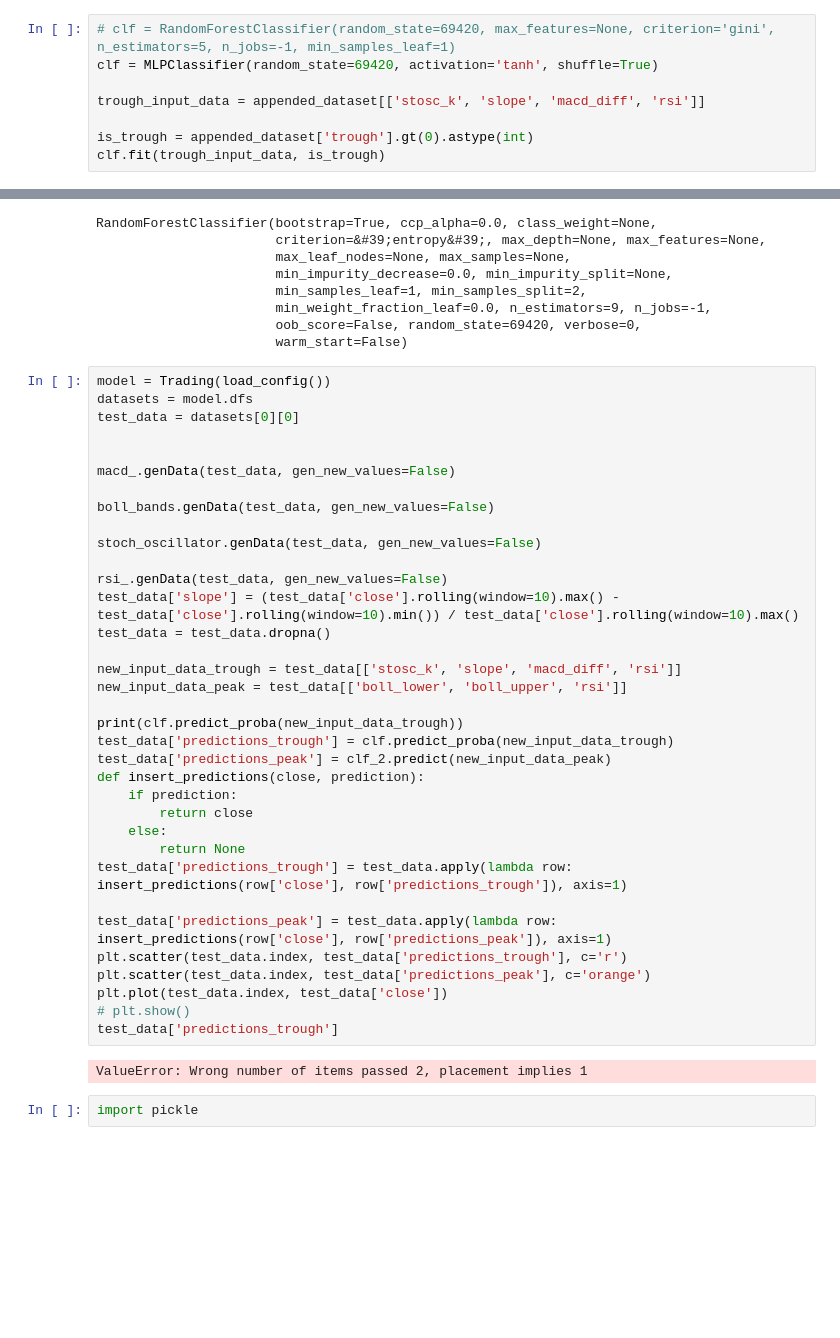
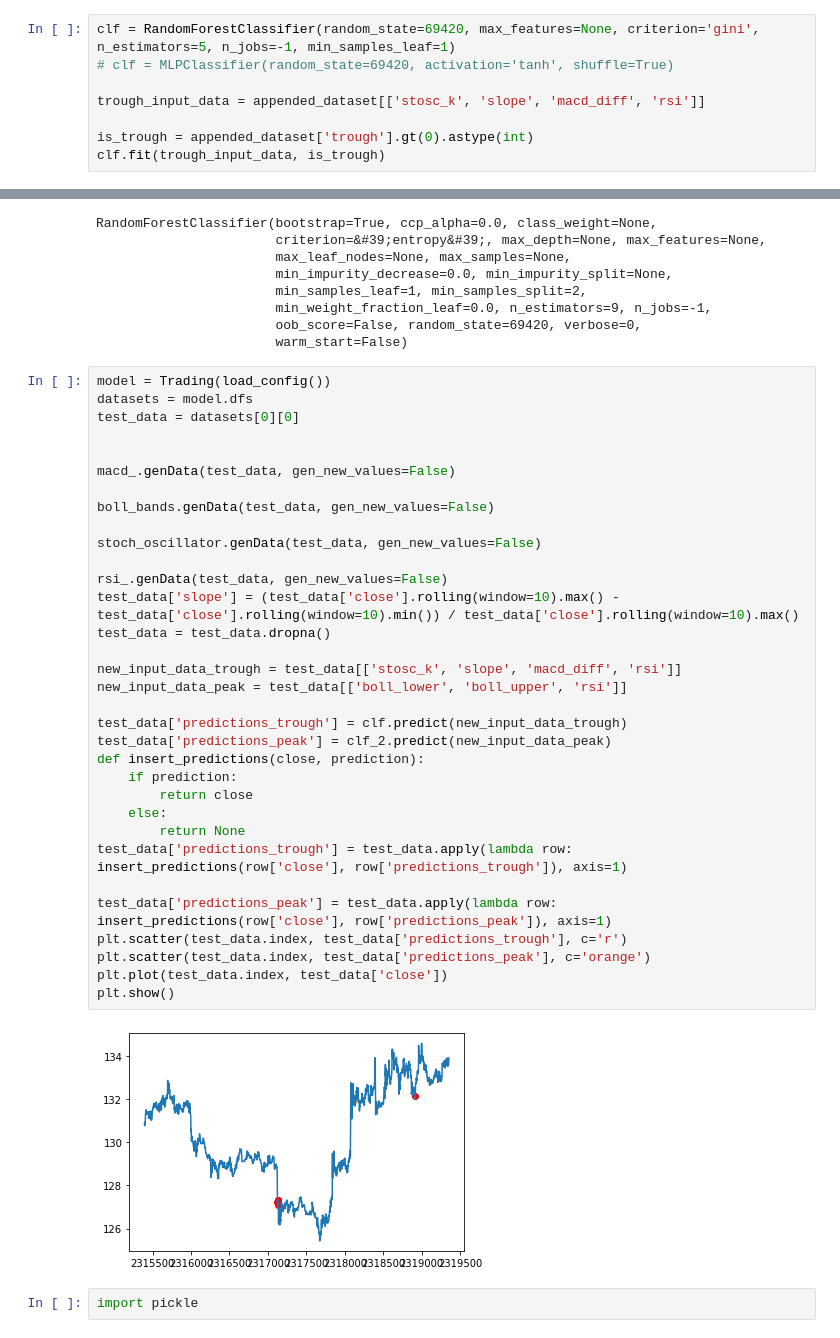
Before and after one commit to lowrollr/moonshot, a Jupyter notebook: back_testing/v2/research/troughs_and_peaks.ipynb, the cells around one changed output, grey strips where cells are left out. Cells and saved outputs as stored; diff of their text form; blank space fills up the shorter version.

```diff
--- a/back_testing/v2/research/troughs_and_peaks.ipynb
+++ b/back_testing/v2/research/troughs_and_peaks.ipynb
@@ -84,8 +84,8 @@ appended_dataset
 # %%
 from sklearn.neural_network import MLPClassifier
 # %%
-# clf = RandomForestClassifier(random_state=69420, max_features=None, criterion='gini', n_estimators=5, n_jobs=-1, min_samples_leaf=1)
-clf = MLPClassifier(random_state=69420, activation='tanh', shuffle=True)
+clf = RandomForestClassifier(random_state=69420, max_features=None, criterion='gini', n_estimators=5, n_jobs=-1, min_samples_leaf=1)
+# clf = MLPClassifier(random_state=69420, activation='tanh', shuffle=True)
 
 trough_input_data = appended_dataset[['stosc_k', 'slope', 'macd_diff', 'rsi']]
 
@@ -119,38 +119,36 @@ model = Trading(load_config())
 datasets = model.dfs
 test_data = datasets[0][0]
 
 
 macd_.genData(test_data, gen_new_values=False)
 
 boll_bands.genData(test_data, gen_new_values=False)
 
 stoch_oscillator.genData(test_data, gen_new_values=False)
 
 rsi_.genData(test_data, gen_new_values=False)
 test_data['slope'] = (test_data['close'].rolling(window=10).max() - test_data['close'].rolling(window=10).min()) / test_data['close'].rolling(window=10).max()
 test_data = test_data.dropna()
 
 new_input_data_trough = test_data[['stosc_k', 'slope', 'macd_diff', 'rsi']]
 new_input_data_peak = test_data[['boll_lower', 'boll_upper', 'rsi']]
 
-print(clf.predict_proba(new_input_data_trough))
-test_data['predictions_trough'] = clf.predict_proba(new_input_data_trough)
+test_data['predictions_trough'] = clf.predict(new_input_data_trough)
 test_data['predictions_peak'] = clf_2.predict(new_input_data_peak)
 def insert_predictions(close, prediction):
     if prediction:
         return close
     else:
         return None
 test_data['predictions_trough'] = test_data.apply(lambda row: insert_predictions(row['close'], row['predictions_trough']), axis=1)
 
 test_data['predictions_peak'] = test_data.apply(lambda row: insert_predictions(row['close'], row['predictions_peak']), axis=1)
 plt.scatter(test_data.index, test_data['predictions_trough'], c='r')
 plt.scatter(test_data.index, test_data['predictions_peak'], c='orange')
 plt.plot(test_data.index, test_data['close'])
-# plt.show()
-test_data['predictions_trough']
+plt.show()
 # %% [output]
-ValueError: Wrong number of items passed 2, placement implies 1
+[figure, added]
 # %%
 import pickle
 # %%
```
Also changed, not shown: parts of 1 cell of this notebook.
